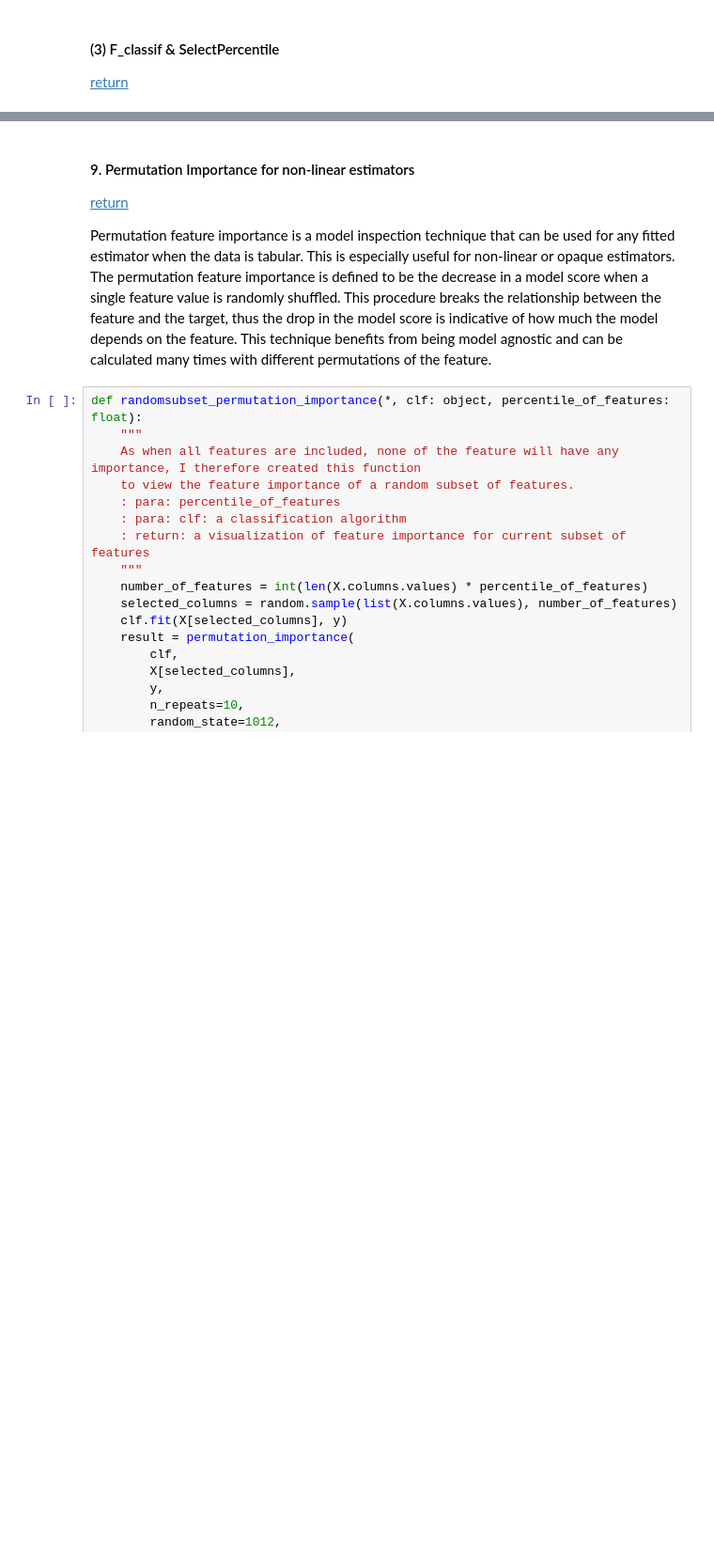
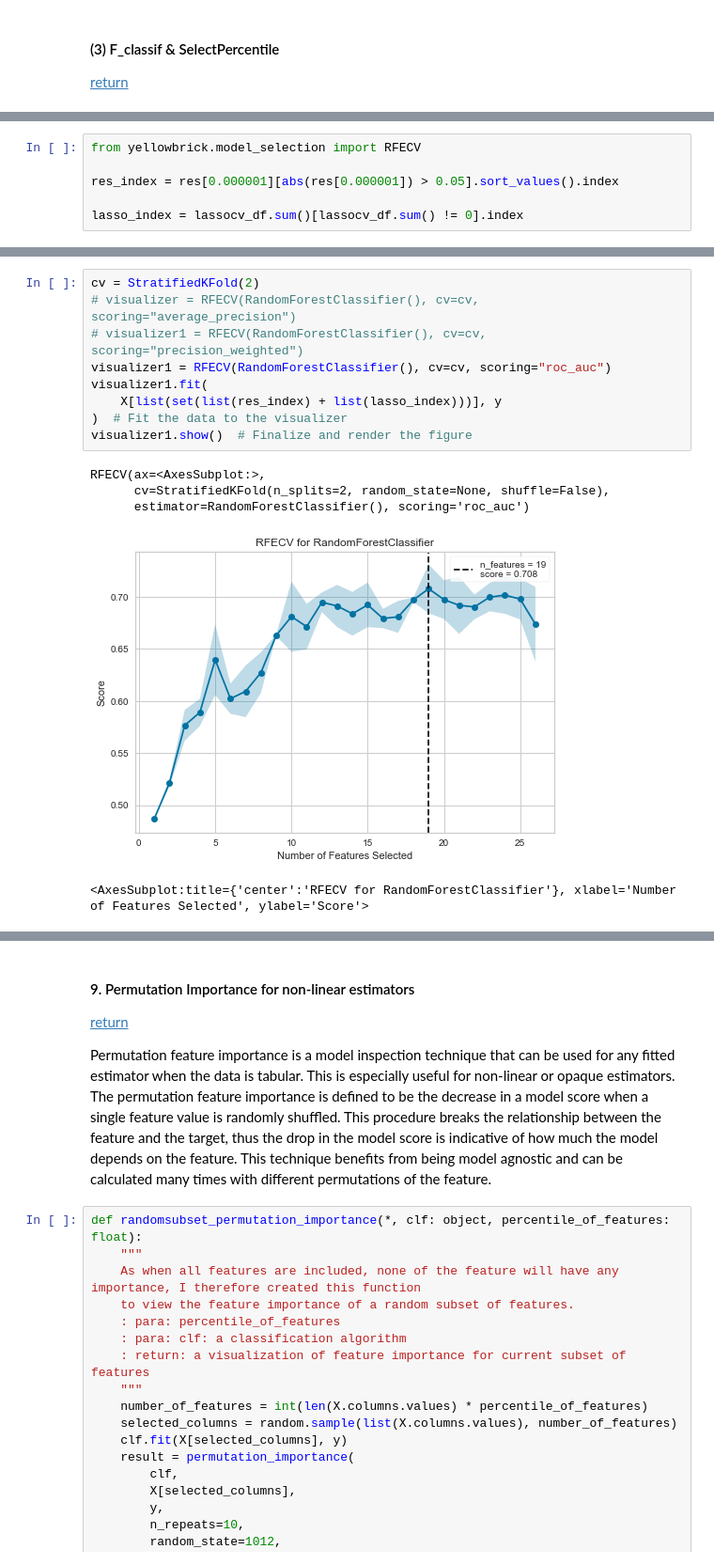
Before and after one commit to PingHe-Stan/Sickkids_ML, a Jupyter notebook: notebooks/CHILD_ml_pipeline.ipynb, the cells around one changed output, grey strips where cells are left out. Shown at 94% size. Saved outputs shown, nothing was run; the diff lists cells and outputs as text; blank space fills up the shorter version.

```diff
--- a/notebooks/CHILD_ml_pipeline.ipynb
+++ b/notebooks/CHILD_ml_pipeline.ipynb
@@ -912,0 +1015,6 @@ df_for_ml[df_for_ml.F10min_Suction == 1].y.value_counts(normalize=True)
+# %%
+from yellowbrick.model_selection import RFECV
+
+res_index = res[0.000001][abs(res[0.000001]) > 0.05].sort_values().index
+
+lasso_index = lassocv_df.sum()[lassocv_df.sum() != 0].index
@@ -912,0 +1028,15 @@ df_for_ml[df_for_ml.F10min_Suction == 1].y.value_counts(normalize=True)
+# %%
+cv = StratifiedKFold(2)
+# visualizer = RFECV(RandomForestClassifier(), cv=cv, scoring="average_precision")
+# visualizer1 = RFECV(RandomForestClassifier(), cv=cv, scoring="precision_weighted")
+visualizer1 = RFECV(RandomForestClassifier(), cv=cv, scoring="roc_auc")
+visualizer1.fit(
+    X[list(set(list(res_index) + list(lasso_index)))], y
+)  # Fit the data to the visualizer
+visualizer1.show()  # Finalize and render the figure
+# %% [output]
+RFECV(ax=<AxesSubplot:>,
+      cv=StratifiedKFold(n_splits=2, random_state=None, shuffle=False),
+      estimator=RandomForestClassifier(), scoring='roc_auc')
+[figure, added]
+<AxesSubplot:title={'center':'RFECV for RandomForestClassifier'}, xlabel='Number of Features Selected', ylabel='Score'>
```
Also changed, not shown: parts of 29 cells of this notebook.
